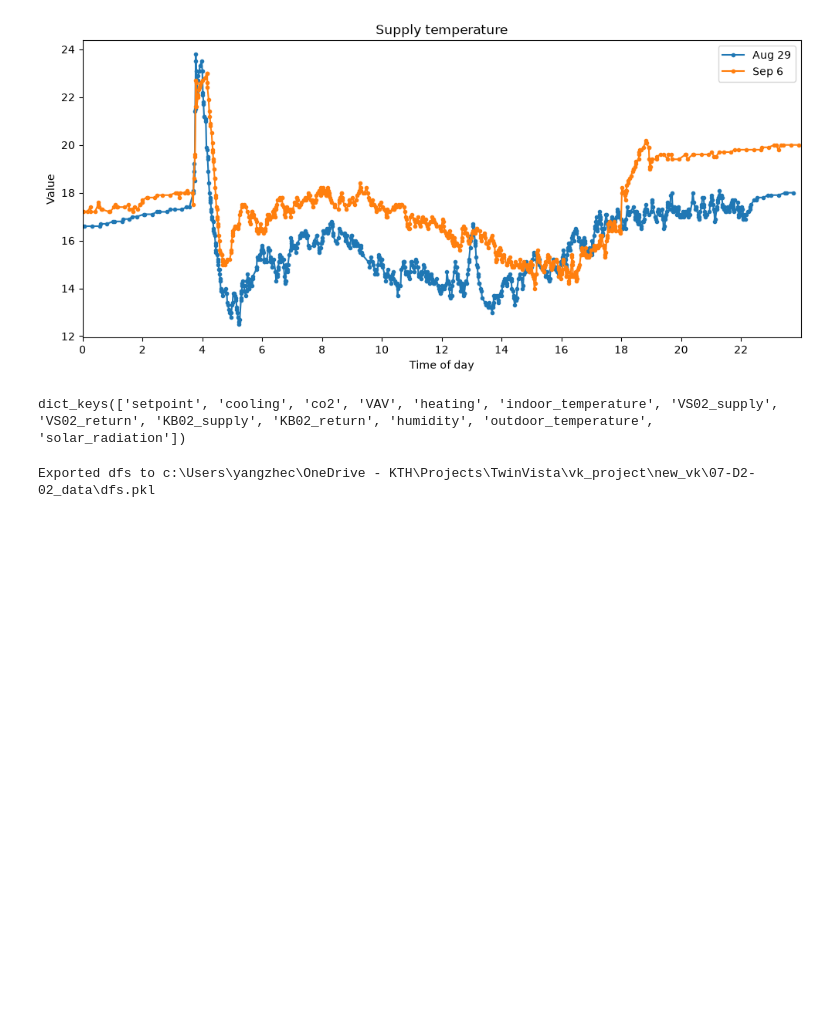
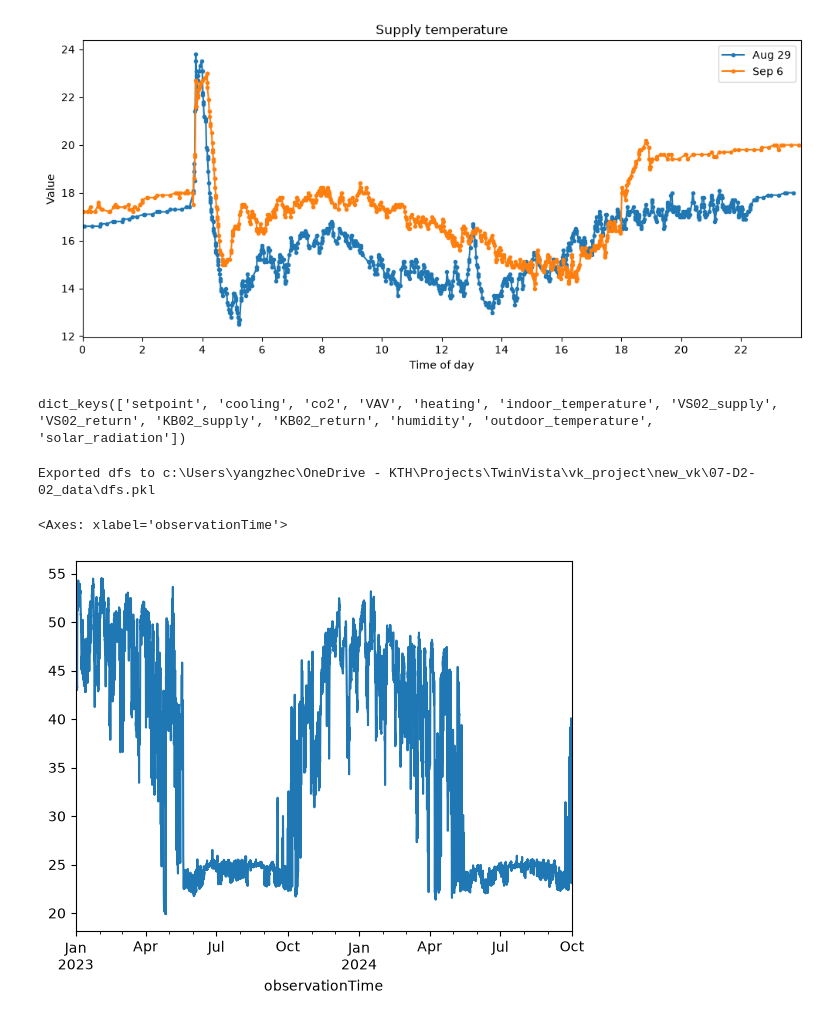
Before and after one commit to KrisCHEN8/New_VK, a Jupyter notebook: data_preprocessing.ipynb, the cells around one changed output. Cells and saved outputs as stored; diff of their text form; code cells hidden in the pictures; blank space fills up the shorter version.

```diff
--- a/data_preprocessing.ipynb
+++ b/data_preprocessing.ipynb
@@ -306,3 +306,8 @@ Exported dfs to c:\Users\yangzhec\OneDrive - KTH\Projects\TwinVista\vk_project\n
 # ax.set_ylabel('Indoor temperature')
 # ax.set_title('Humidity vs. indoor temperature')
 # plt.show()
+# %%
+dfs['VS02_supply']['value'].plot()
+# %% [output]
+<Axes: xlabel='observationTime'>
+[figure, added]
```
Also changed, not shown: 9 other files.
